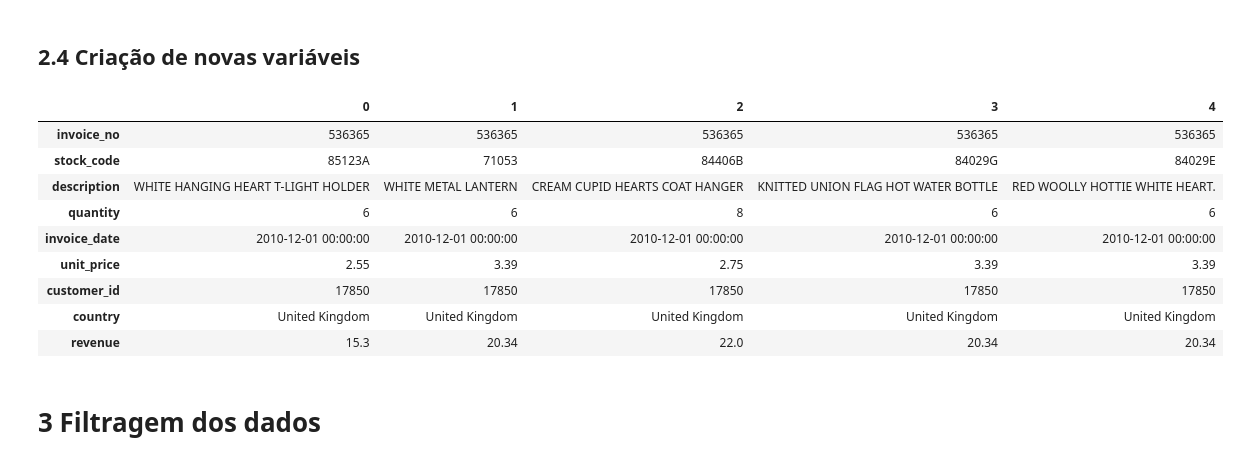
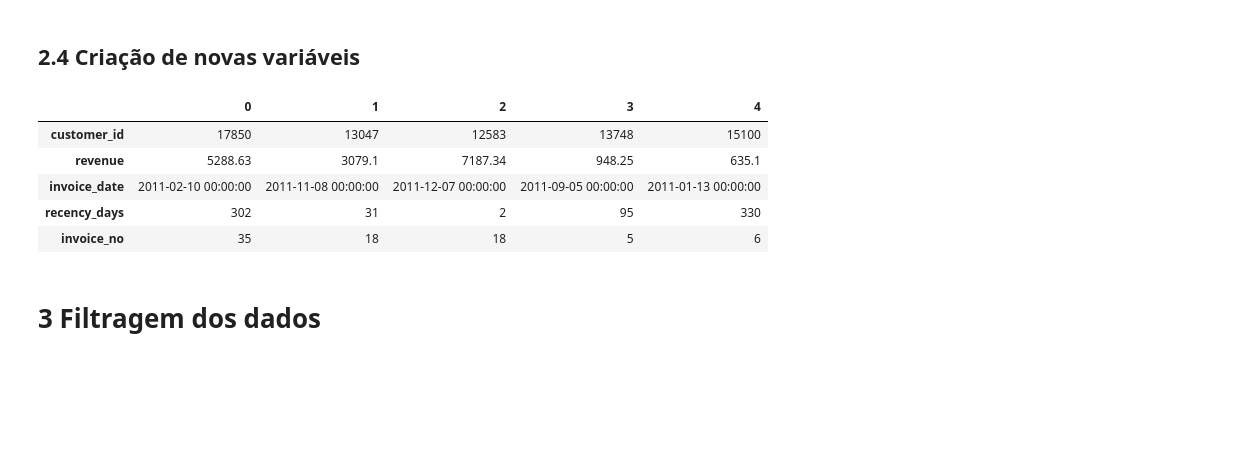
Before and after one commit to brasil95/insiders-cluster-analysis, a Jupyter notebook: notebooks/01_insiders_cluster_analysis.ipynb, the cells around one changed output. Drawn from its saved outputs; the diff is of its cells as text; code cells hidden in the pictures; blank space fills up the shorter version.

```diff
--- a/notebooks/01_insiders_cluster_analysis.ipynb
+++ b/notebooks/01_insiders_cluster_analysis.ipynb
@@ -197,18 +200,14 @@ df_frequency = df2.groupby('customer_id')['invoice_no'].nunique().reset_index()
 c_id = 'customer_id'
 df_ref = df_ref.merge(df_monetary, on=c_id, how='left').merge(df_recency, on=c_id, how='left').merge(df_frequency, on=c_id, how='left')
 # %%
-df2.head().T
+df_ref.head().T
 # %% [output]
 |  | 0 | 1 | 2 | 3 | 4 |
-| invoice_no | 536365 | 536365 | 536365 | 536365 | 536365 |
-| stock_code | 85123A | 71053 | 84406B | 84029G | 84029E |
-| description | WHITE HANGING HEART T-LIGHT HOLDER | WHITE METAL LANTERN | CREAM CUPID HEARTS COAT HANGER | KNITTED UNION FLAG HOT WATER BOTTLE | RED WOOLLY HOTTIE WHITE HEART. |
-| quantity | 6 | 6 | 8 | 6 | 6 |
-| invoice_date | 2010-12-01 00:00:00 | 2010-12-01 00:00:00 | 2010-12-01 00:00:00 | 2010-12-01 00:00:00 | 2010-12-01 00:00:00 |
-| unit_price | 2.55 | 3.39 | 2.75 | 3.39 | 3.39 |
-| customer_id | 17850 | 17850 | 17850 | 17850 | 17850 |
-| country | United Kingdom | United Kingdom | United Kingdom | United Kingdom | United Kingdom |
-| revenue | 15.3 | 20.34 | 22.0 | 20.34 | 20.34 |
+| customer_id | 17850 | 13047 | 12583 | 13748 | 15100 |
+| revenue | 5288.63 | 3079.1 | 7187.34 | 948.25 | 635.1 |
+| invoice_date | 2011-02-10 00:00:00 | 2011-11-08 00:00:00 | 2011-12-07 00:00:00 | 2011-09-05 00:00:00 | 2011-01-13 00:00:00 |
+| recency_days | 302 | 31 | 2 | 95 | 330 |
+| invoice_no | 35 | 18 | 18 | 5 | 6 |
 # %% [markdown]
 # 3 Filtragem dos dados
 # %%
```
Also changed, not shown: parts of 13 cells of this notebook.
